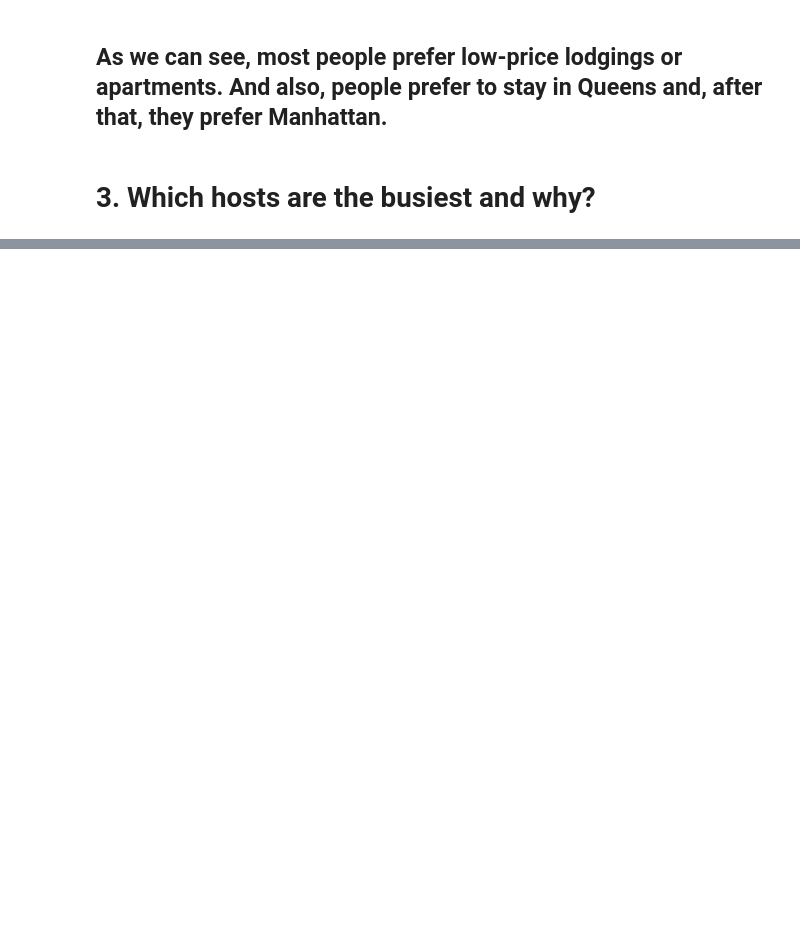
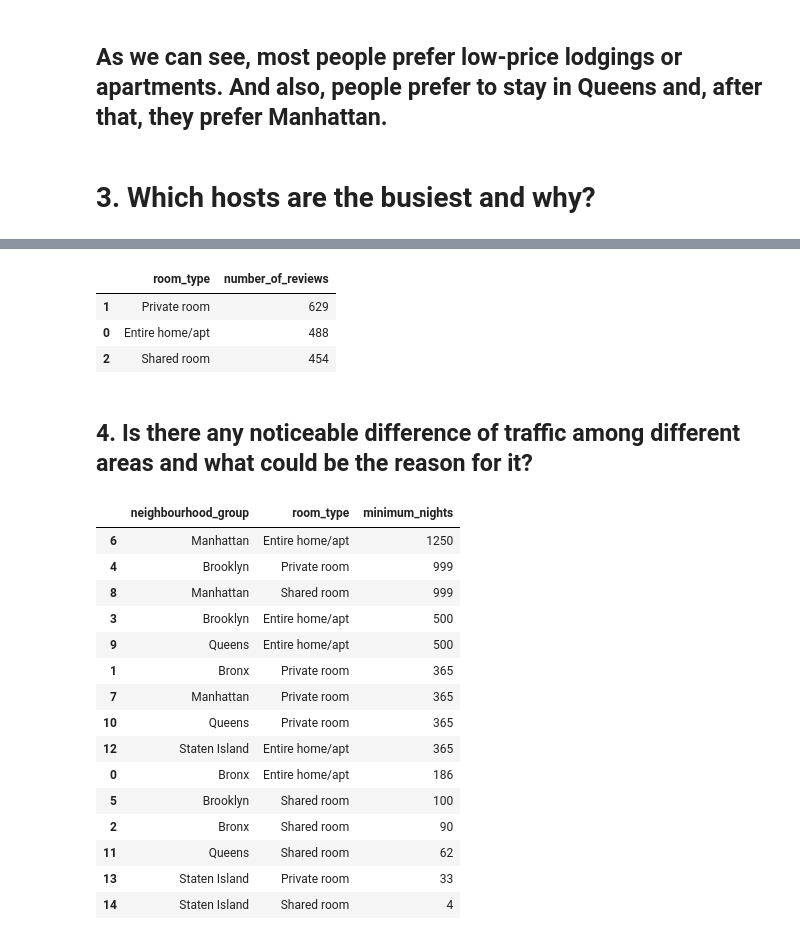
Before and after one commit to Kondasagar/EDA-on-Air_bnb-bookings, a Jupyter notebook: Vidyasagr_Airbnb_Bookings_Analysis_Capstone_Project.ipynb, the cells around one changed output, grey strips where cells are left out. Cells and saved outputs as stored; diff of their text form; code cells hidden in the pictures; blank space fills up the shorter version.

```diff
--- a/Vidyasagr_Airbnb_Bookings_Analysis_Capstone_Project.ipynb
+++ b/Vidyasagr_Airbnb_Bookings_Analysis_Capstone_Project.ipynb
@@ -316,0 +365,32 @@ Text(0.5, 1.0, 'Max Number of Reviews Vs Price')
+# %%
+busiest_roomtype = df_1.groupby(['room_type'])['number_of_reviews'].max().reset_index()
+busiest_roomtype = busiest_roomtype.sort_values(by='number_of_reviews', ascending=False)
+busiest_roomtype
+# %% [output]
+|  | room_type | number_of_reviews |
+| 1 | Private room | 629 |
+| 0 | Entire home/apt | 488 |
+| 2 | Shared room | 454 |
+# %% [markdown]
+## 4. Is there any noticeable difference of traffic among different areas and what could be the reason for it?
+# %%
+traffic_areas = df_1.groupby(['neighbourhood_group','room_type'])['minimum_nights'].max().reset_index()
+traffic_areas = traffic_areas.sort_values(by='minimum_nights', ascending=False)
+traffic_areas
+# %% [output]
+|  | neighbourhood_group | room_type | minimum_nights |
+| 6 | Manhattan | Entire home/apt | 1250 |
+| 4 | Brooklyn | Private room | 999 |
+| 8 | Manhattan | Shared room | 999 |
+| 3 | Brooklyn | Entire home/apt | 500 |
+| 9 | Queens | Entire home/apt | 500 |
+| 1 | Bronx | Private room | 365 |
+| 7 | Manhattan | Private room | 365 |
+| 10 | Queens | Private room | 365 |
+| 12 | Staten Island | Entire home/apt | 365 |
+| 0 | Bronx | Entire home/apt | 186 |
+| 5 | Brooklyn | Shared room | 100 |
+| 2 | Bronx | Shared room | 90 |
+| 11 | Queens | Shared room | 62 |
+| 13 | Staten Island | Private room | 33 |
+| 14 | Staten Island | Shared room | 4 |
```
Also changed, not shown: parts of 13 cells of this notebook.
